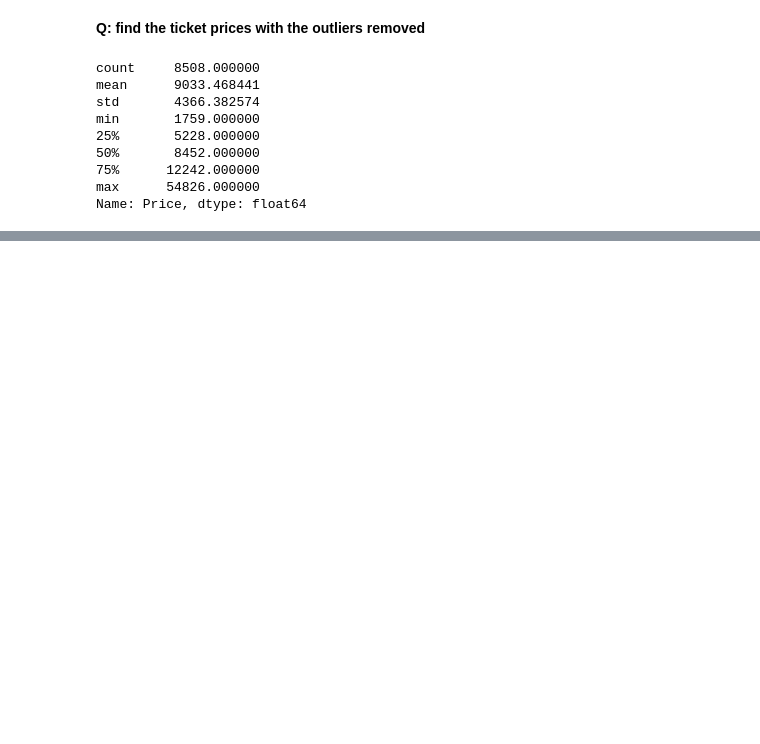
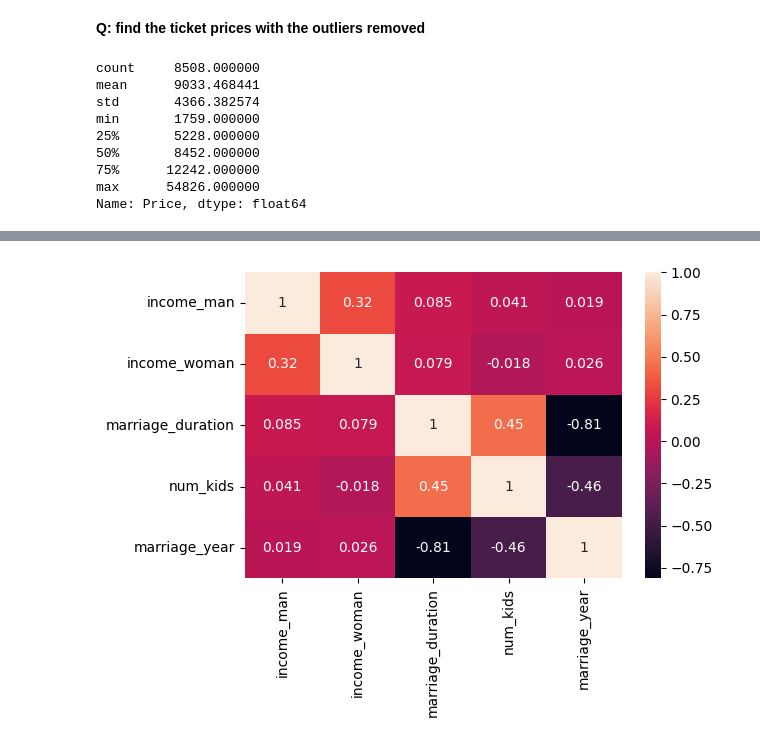
Before and after one commit to abhijeet-bhambere/exploratory_data_analysis, a Jupyter notebook: EDA_In_Python.ipynb, the cells around one changed output, grey strips where cells are left out. Cells and saved outputs as stored; diff of their text form; code cells hidden in the pictures; blank space fills up the shorter version.

```diff
--- a/EDA_In_Python.ipynb
+++ b/EDA_In_Python.ipynb
@@ -1251,0 +1415,6 @@ Name: Price, dtype: float64
+# %%
+sns.heatmap(divorces.corr(numeric_only=True),annot=True)
+plt.tight_layout()
+plt.show()
+# %% [output]
+[figure, added]
```
Also changed, not shown: parts of 95 cells of this notebook.
